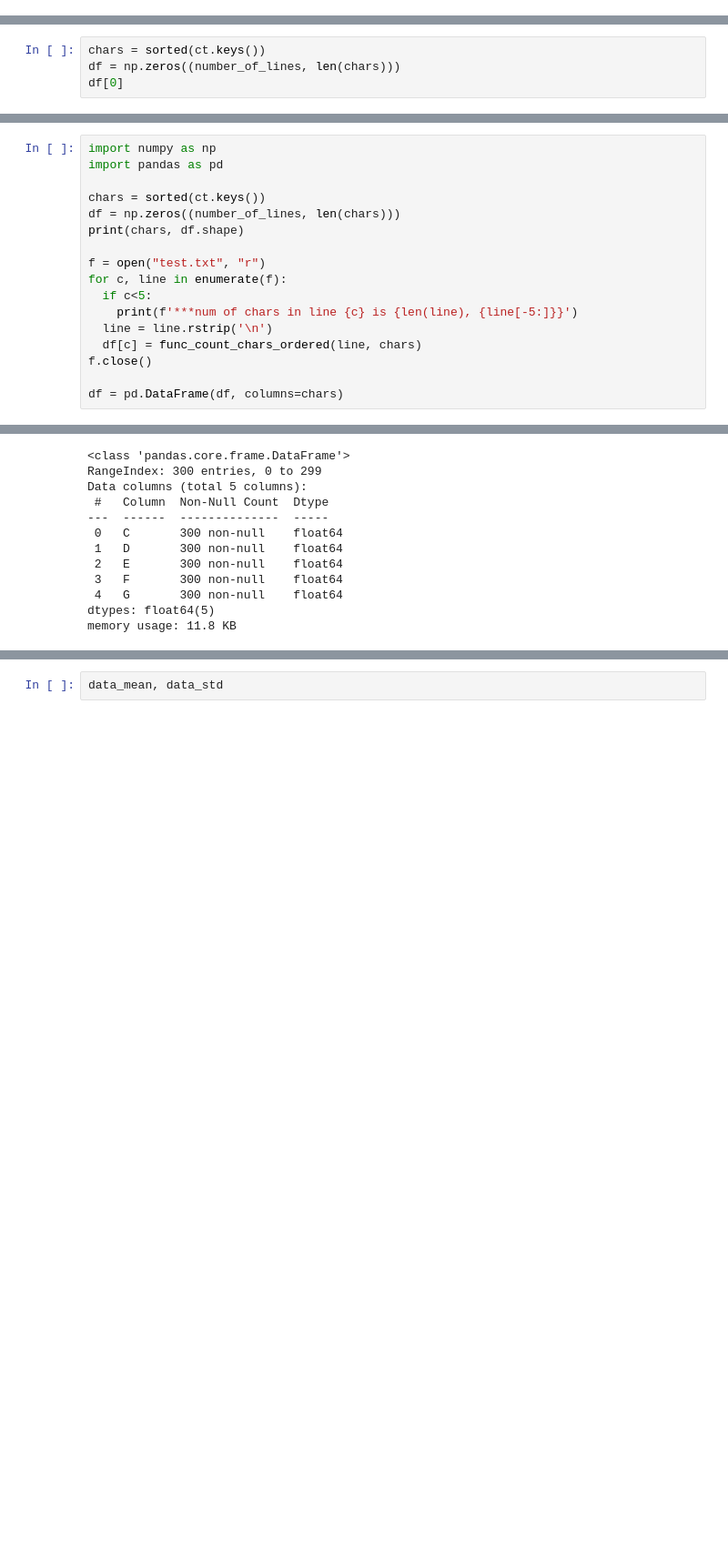
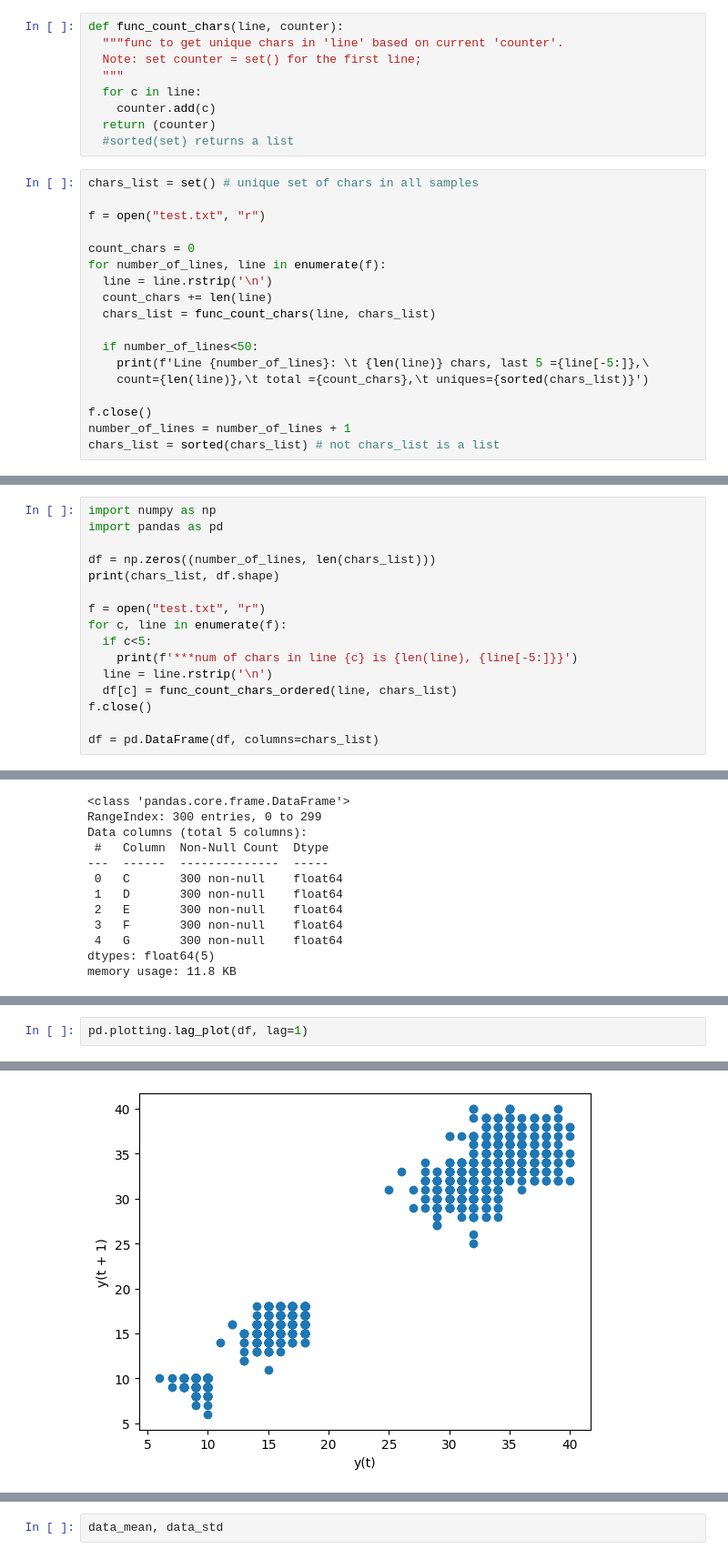
Before and after one commit to FrankGangWang/AppliedML_Python_Coursera, a Jupyter notebook: Exeter_Test_2024.ipynb, the cells around one changed output, grey strips where cells are left out. Shown at 91% size. Drawn from its saved outputs; the diff is of its cells as text; blank space fills up the shorter version.

```diff
--- a/Exeter_Test_2024.ipynb
+++ b/Exeter_Test_2024.ipynb
@@ -56,0 +7,27 @@ num of chars in line 4 is (115, {'CEGEE'})
+# %%
+def func_count_chars(line, counter):
+  """func to get unique chars in 'line' based on current 'counter'.
+  Note: set counter = set() for the first line;
+  """
+  for c in line:
+    counter.add(c)
+  return (counter)
+  #sorted(set) returns a list
+# %%
+chars_list = set() # unique set of chars in all samples
+
+f = open("test.txt", "r")
+
+count_chars = 0
+for number_of_lines, line in enumerate(f):
+  line = line.rstrip('\n')
+  count_chars += len(line)
+  chars_list = func_count_chars(line, chars_list)
+
+  if number_of_lines<50:
+    print(f'Line {number_of_lines}: \t {len(line)} chars, last 5 ={line[-5:]},\
+    count={len(line)},\t total ={count_chars},\t uniques={sorted(chars_list)}')
+
+f.close()
+number_of_lines = number_of_lines + 1
+chars_list = sorted(chars_list) # not chars_list is a list
@@ -67,4 +60,0 @@ counts per char= {'E': 10615, 'D': 2854, 'G': 9351, 'C': 5081, 'F': 4462}
-# %%
-chars = sorted(ct.keys())
-df = np.zeros((number_of_lines, len(chars)))
-df[0]
@@ -93,19 +80,18 @@ array([17., 10., 38., 15., 34.])
 import numpy as np
 import pandas as pd
 
-chars = sorted(ct.keys())
-df = np.zeros((number_of_lines, len(chars)))
-print(chars, df.shape)
+df = np.zeros((number_of_lines, len(chars_list)))
+print(chars_list, df.shape)
 
 f = open("test.txt", "r")
 for c, line in enumerate(f):
   if c<5:
     print(f'***num of chars in line {c} is {len(line), {line[-5:]}}')
   line = line.rstrip('\n')
-  df[c] = func_count_chars_ordered(line, chars)
+  df[c] = func_count_chars_ordered(line, chars_list)
 f.close()
 
-df = pd.DataFrame(df, columns=chars)
+df = pd.DataFrame(df, columns=chars_list)
 # %% [output]
 ['C', 'D', 'E', 'F', 'G'] (300, 5)
 ***num of chars in line 0 is (106, {'DEGE\n'})
@@ -145,0 +129,3 @@ Name: C, Length: 300, dtype: float64
+# %%
+pd.plotting.lag_plot(df, lag=1)
+# %% [output]
@@ -146,3 +133,4 @@ Name: C, Length: 300, dtype: float64
+[figure, added]
 # %%
 from numpy import mean
 from numpy import std
```
Also changed, not shown: parts of 23 cells of this notebook.
